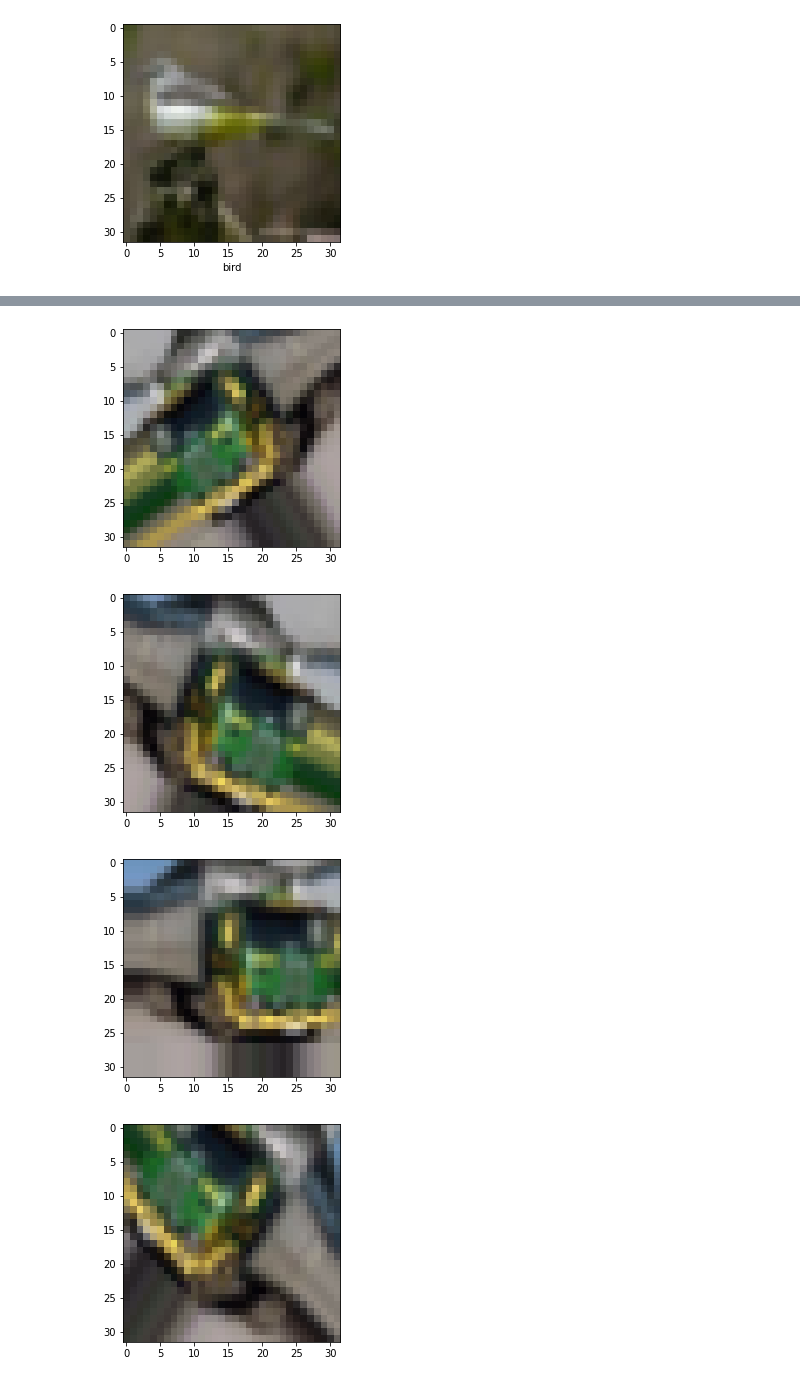
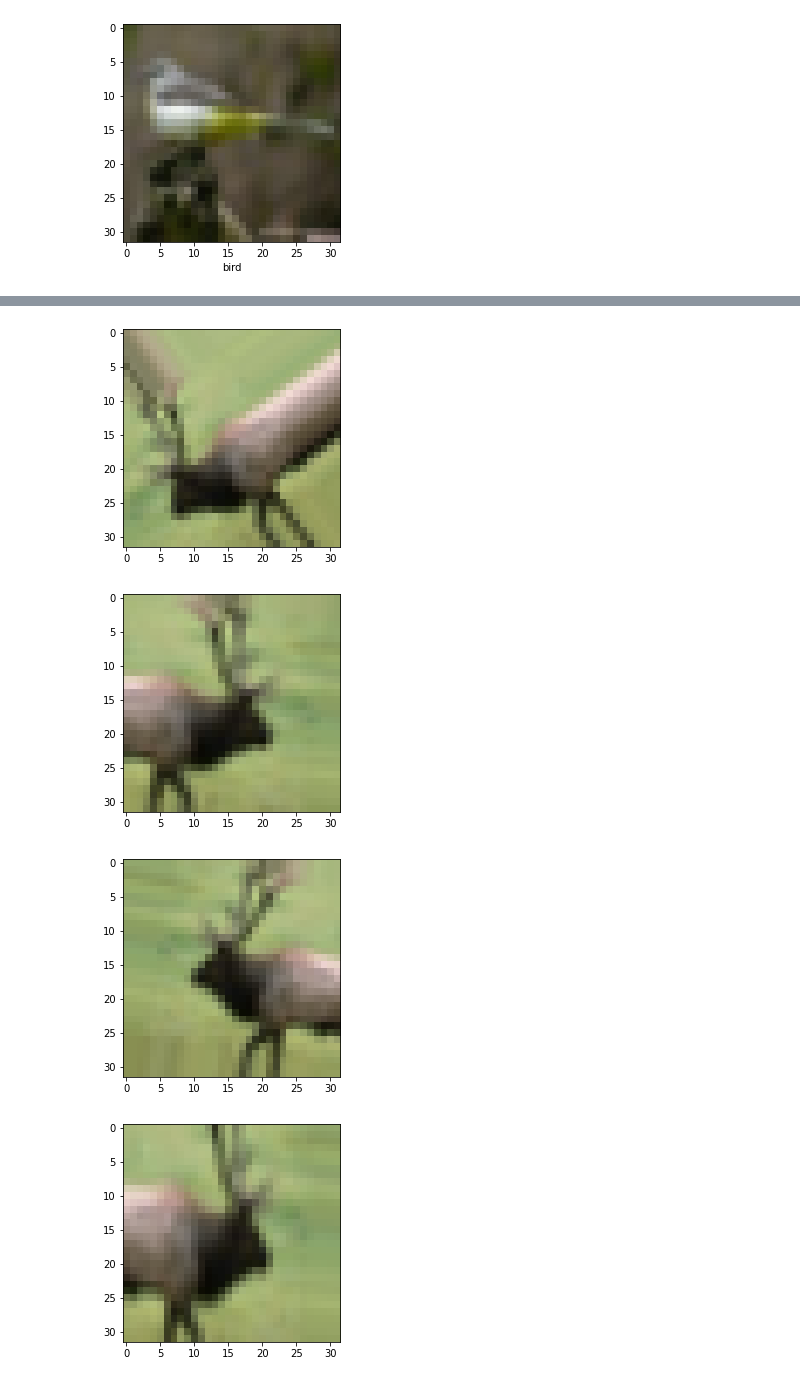
Before and after one commit to Johar98/Machine-Learning-Algorithm, a Jupyter notebook: Convolutional_Neural_Network.ipynb, the cells around one changed output, grey strips where cells are left out. Drawn from its saved outputs; the diff is of its cells as text; code cells hidden in the pictures.

```diff
--- a/Convolutional_Neural_Network.ipynb
+++ b/Convolutional_Neural_Network.ipynb
@@ -118,30 +118,30 @@ print(test_acc)
 # %%
 from keras.preprocessing import image
 from keras.preprocessing.image import ImageDataGenerator
 #create a data generator object that transform image
 datagen = ImageDataGenerator(
     rotation_range = 40,
     width_shift_range = 0.2,
     height_shift_range = 0.2,
     shear_range = 0.2,
     zoom_range = 0.2,
     horizontal_flip = True,
     fill_mode = 'nearest')
 #pick on image to transform
-test_img = train_images[14] #pick one obvitary image from the test image dataset
+test_img = train_images[34] #pick one obvitary image from the test image dataset
 img = image.img_to_array(test_img) #convery image to numpy array
 img = img.reshape((1,)+ img.shape) #reshape image
 i = 0
 # this loop run forever untill we break, save image to current directory
 for batch in datagen.flow(img,save_prefix='test', save_format='jpeg'):
   plt.figure(i)
   plot = plt.imshow(image.img_to_array(batch[0]))
   i += 1
   if i>4:
     break
 plt.show()
 # %% [output]
-[figure, old version]
+[figure, new version]
-[figure, old version]
+[figure, new version]
-[figure, old version]
+[figure, new version]
-[figure, old version]
+[figure, new version]
```
Also changed, not shown: parts of 3 cells of this notebook.
